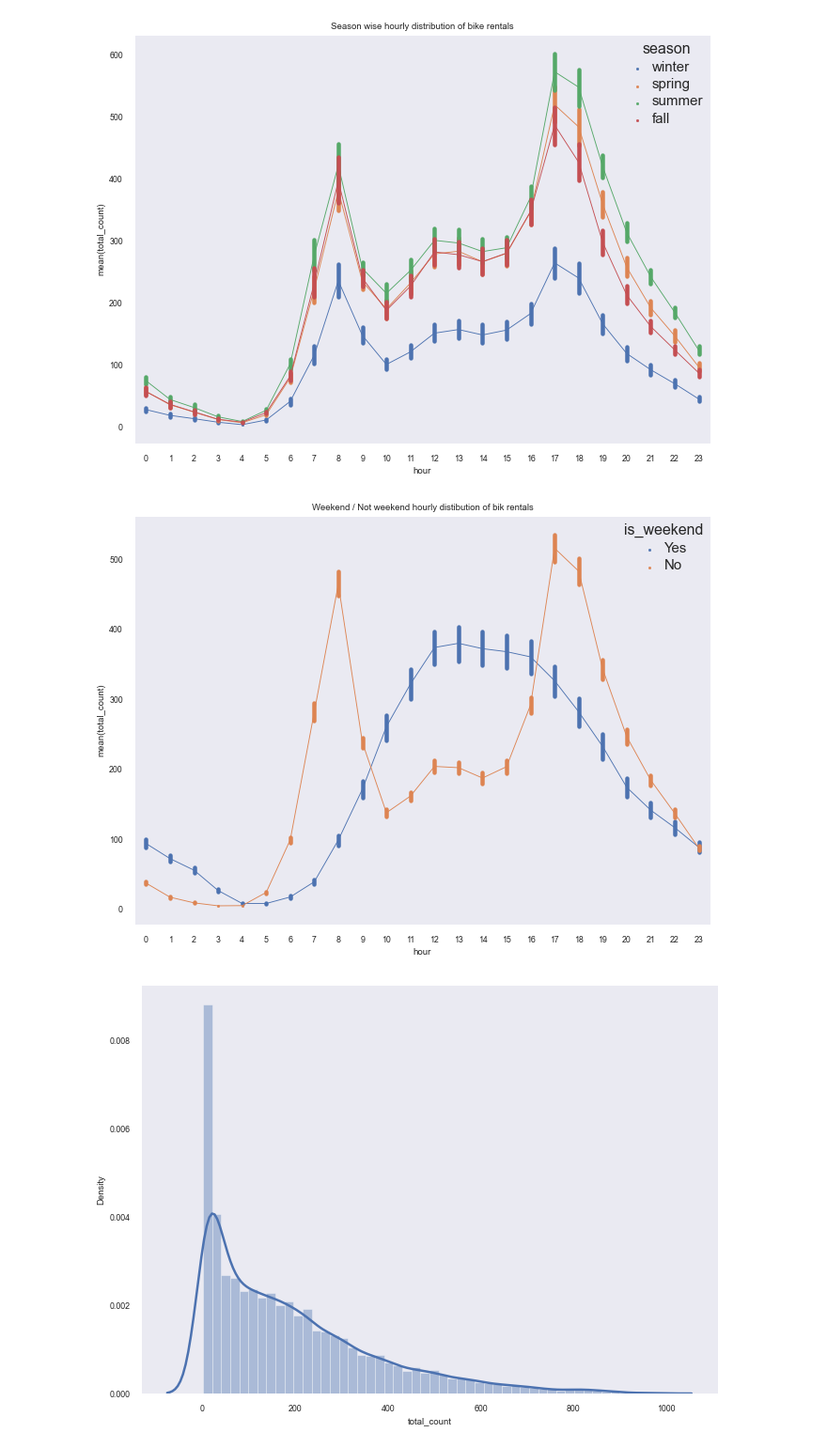
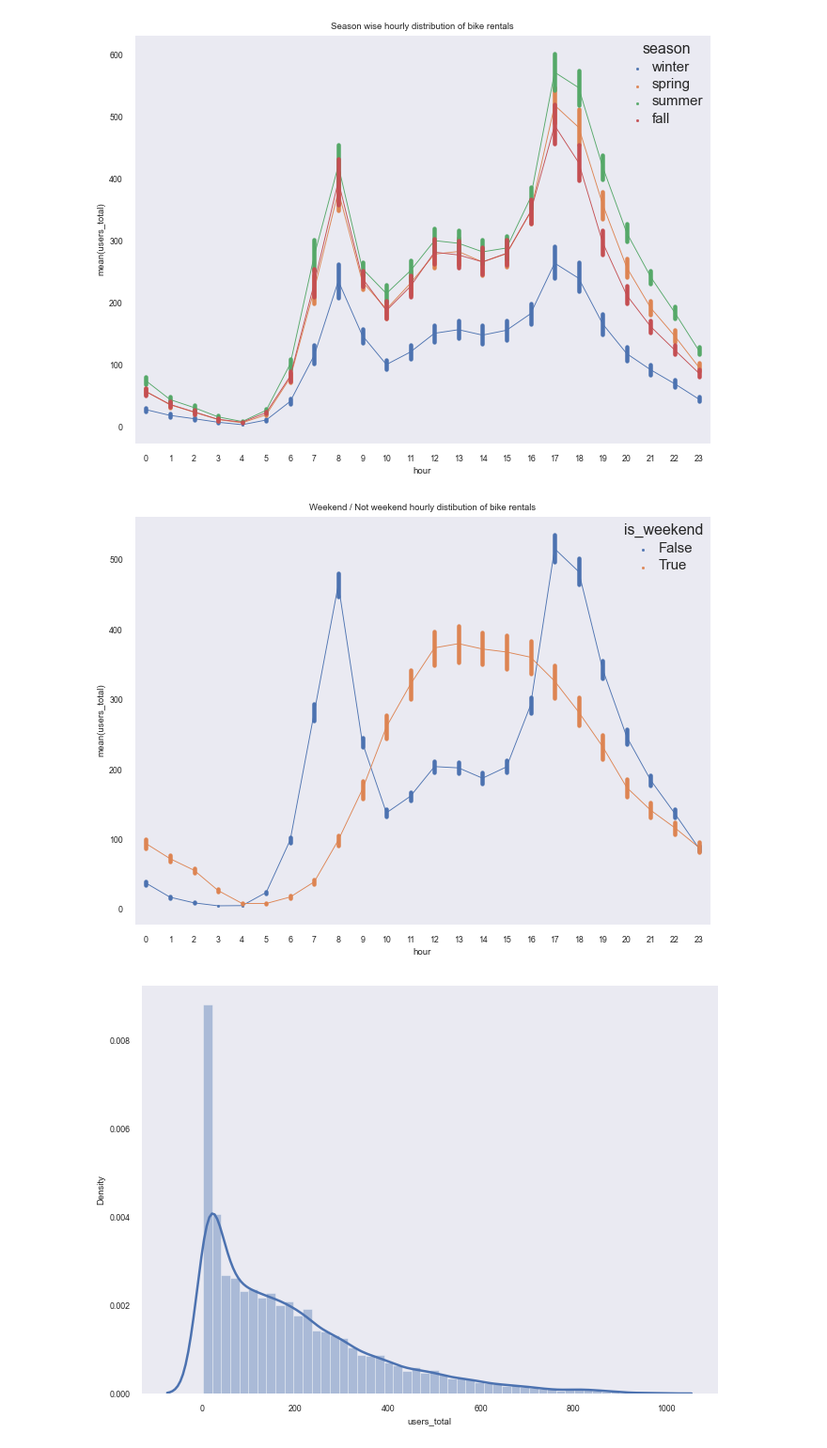
Before and after one commit to shekharbiswas/antelope, a Jupyter notebook: bikesharing.ipynb, the cells around one changed output. Shown at 94% size. Cells and saved outputs as stored; diff of their text form; code cells hidden in the pictures.

```diff
--- a/bikesharing.ipynb
+++ b/bikesharing.ipynb
@@ -434,14 +432,14 @@ ax.set(title = 'Season wise hourly distribution of bike rentals',ylabel= 'mean(t
 # %%
 sns.set(rc={'figure.figsize':(11,8)})
 sns.set_context("paper", font_scale=1, rc={"lines.linewidth": 2.5})
 sns.set_style("dark")
-ax = sns.pointplot(data = hdf[['hour','total_count','is_weekend']], x = 'hour', y = 'total_count',
-              scale = 0.2, hue = 'is_weekend');
+ax = sns.pointplot(data = hdf[['hour','users_total','is_weekend']], x = 'hour', y = 'users_total',
+    scale = 0.2, hue = 'is_weekend');
 plt.setp(ax.get_legend().get_texts(), fontsize='15') # for legend text
 plt.setp(ax.get_legend().get_title(), fontsize='16') # for legend title
-ax.set(title = 'Weekend / Not weekend hourly distibution of bike rentals',ylabel= 'mean(total_count)');
+ax.set(title = 'Weekend / Not weekend hourly distibution of bike rentals',ylabel= 'mean(users_total)');
 # %% [output]
-[figure, old version]
+[figure, new version]
 # %%
 # Do we NEED to eliminate he outliers???
 # Outliers / Skewed data
```
Also changed, not shown: parts of 10 cells of this notebook, 1 other file.
